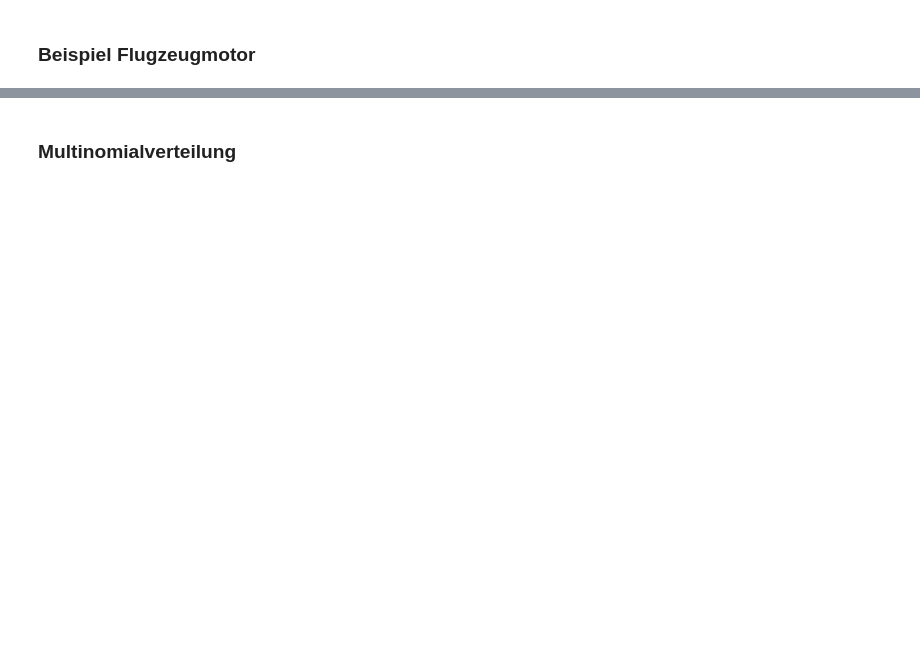
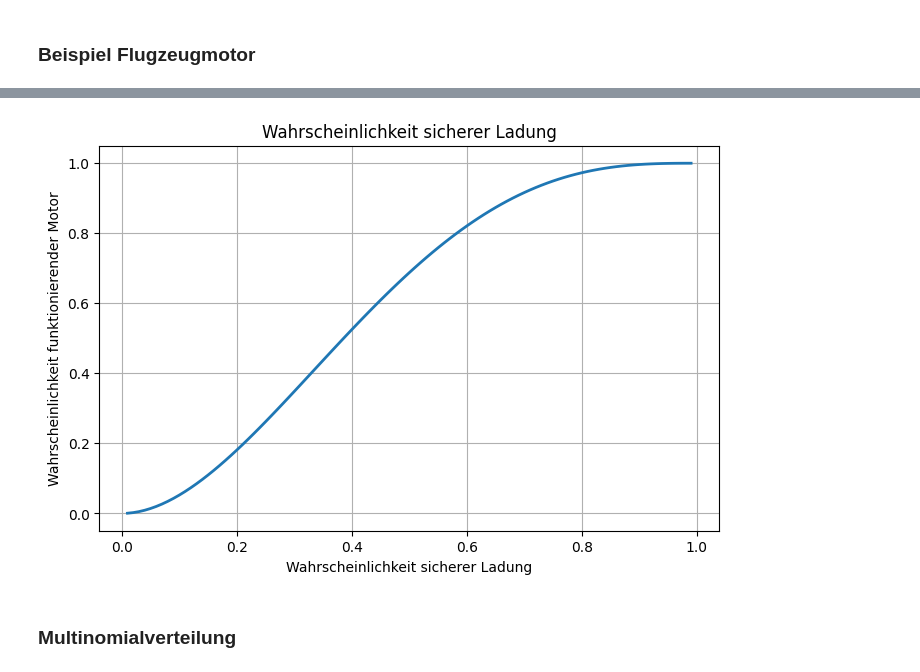
Before and after one commit to AlexKressner/Statistik, a Jupyter notebook: Wahrscheinlichkeitsrechnung.ipynb, the cells around one changed output, grey strips where cells are left out. Saved outputs shown, nothing was run; the diff lists cells and outputs as text; code cells hidden in the pictures; blank space fills up the shorter version.

```diff
--- a/Wahrscheinlichkeitsrechnung.ipynb
+++ b/Wahrscheinlichkeitsrechnung.ipynb
@@ -151,4 +138,4 @@ probs = []
 for p in range(1,100):
   prob = p/100
   prob = np.sum(scipy.stats.binom.pmf(2,N,prob)+scipy.stats.binom.pmf(3,N,prob)+scipy.stats.binom.pmf(4,N,prob))
-  probs.append([p, prob])
+  probs.append([p/100, prob])
@@ -159,3 +142,15 @@ x.plot(x="k", y="Wahrscheinlichkeit", kind="line")
+# %%
+probs = np.array(probs)
+# Plot
+plt.figure(figsize=(8,5))
+plt.plot(probs[:,0], probs[:,1], lw=2)
+plt.title("Wahrscheinlichkeit sicherer Ladung")
+plt.xlabel("Wahrscheinlichkeit sicherer Ladung")
+plt.ylabel("Wahrscheinlichkeit funktionierender Motor")
+plt.grid(True)
+plt.show()
+# %% [output]
+[figure, added]
 # %% [markdown]
 ### Multinomialverteilung
 # %%
```
Also changed, not shown: parts of 51 cells of this notebook.
